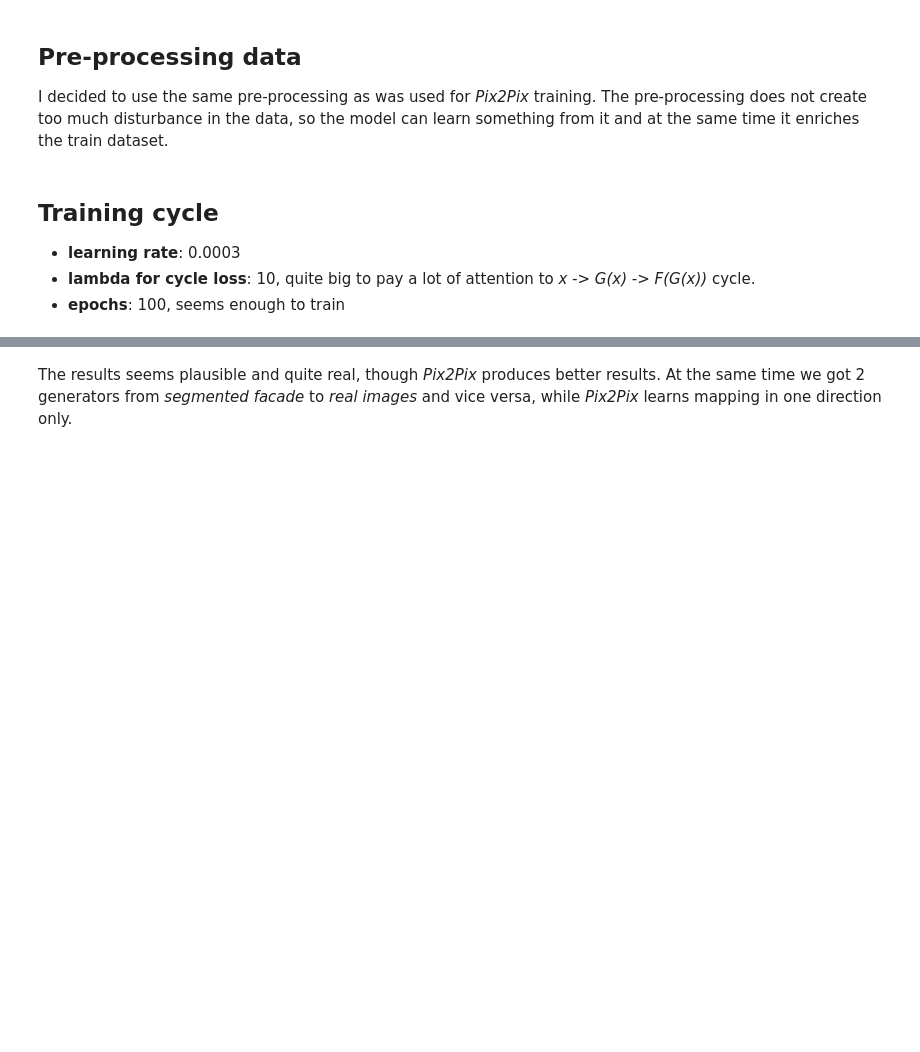
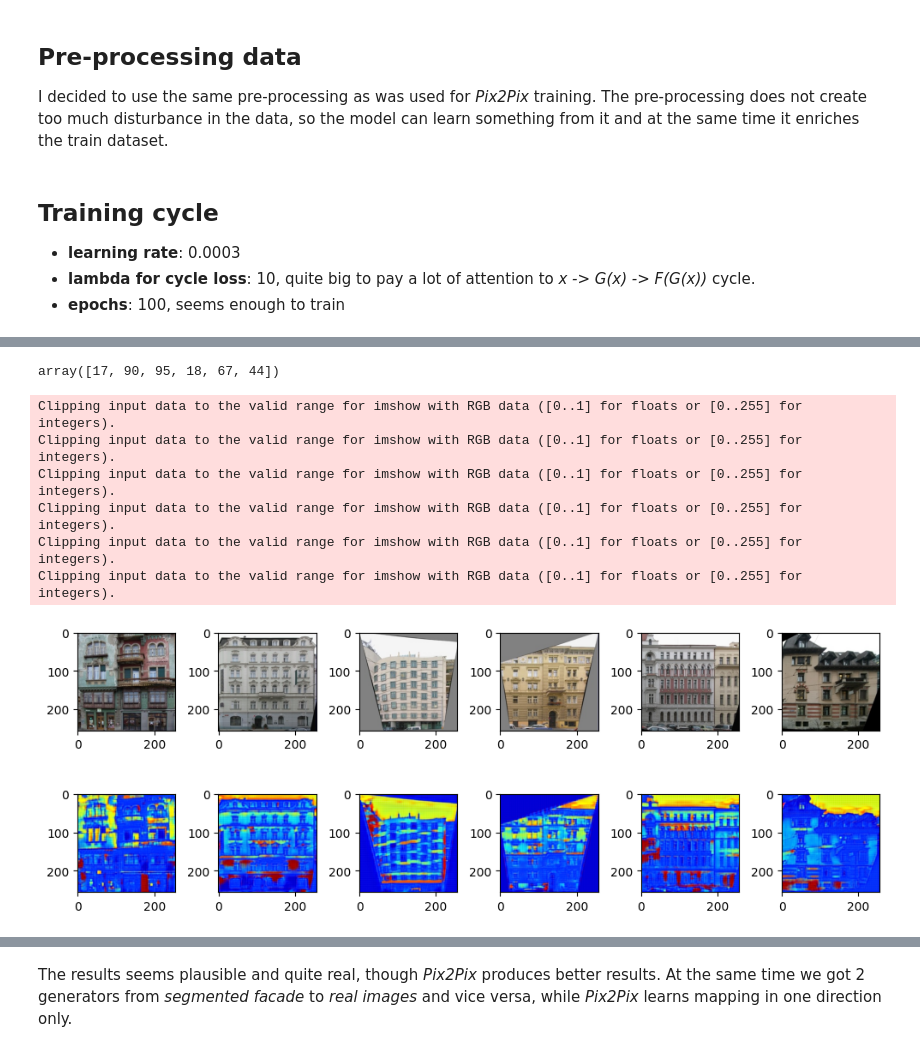
Before and after one commit to st235/HSE.DeepGenerativeNetworks, a Jupyter notebook: cyclegan.ipynb, the cells around one changed output, grey strips where cells are left out. Saved outputs shown, nothing was run; the diff lists cells and outputs as text; code cells hidden in the pictures; blank space fills up the shorter version.

```diff
--- a/cyclegan.ipynb
+++ b/cyclegan.ipynb
@@ -210,0 +233,44 @@ plt.show()
+# %%
+def visualise_inference(model_file,
+                        dataset,
+                        indexes,
+                        generates_facades = True):
+    generator_model = Generator(img_channels=3, num_residuals=9).to(device)
+    generator_model.load_state_dict(torch.load(model_file))
+
+    figure, axes = plt.subplots(nrows=2, ncols=len(indexes), figsize=(10, 4))
+
+    for i, idx in enumerate(indexes):
+        image, label = dataset[idx]
+
+        condition = label
+        if not generates_facades:
+            condition = image
+
+        input = torch.tensor(np.expand_dims(condition, 0)).to(device)
+        fake = generator_model(input)
+        fake = fake.detach().cpu().numpy()
+
+        fake = np.transpose(fake[0], (1,2,0))
+        condition = np.transpose(condition.numpy(), (1,2,0))
+
+        axes[0, i].imshow(cv2.cvtColor(condition, cv2.COLOR_BGR2RGB))
+        axes[1, i].imshow(cv2.cvtColor(fake, cv2.COLOR_BGR2RGB))
+
+    plt.tight_layout(pad=1)
+    plt.show()
+# %%
+validation_samples = np.random.choice(range(len(facades_val_dataset)), 6)
+validation_samples
+# %% [output]
+array([17, 90, 95, 18, 67, 44])
+# %%
+visualise_inference(os.path.join(weights_dir, 'generator-x-099-2.589.pt'), facades_val_dataset, validation_samples, generates_facades = False)
+# %% [output]
+Clipping input data to the valid range for imshow with RGB data ([0..1] for floats or [0..255] for integers).
+Clipping input data to the valid range for imshow with RGB data ([0..1] for floats or [0..255] for integers).
+Clipping input data to the valid range for imshow with RGB data ([0..1] for floats or [0..255] for integers).
+Clipping input data to the valid range for imshow with RGB data ([0..1] for floats or [0..255] for integers).
+Clipping input data to the valid range for imshow with RGB data ([0..1] for floats or [0..255] for integers).
+Clipping input data to the valid range for imshow with RGB data ([0..1] for floats or [0..255] for integers).
+[figure, added]
```
Also changed, not shown: parts of 6 cells of this notebook, 1 other file.
